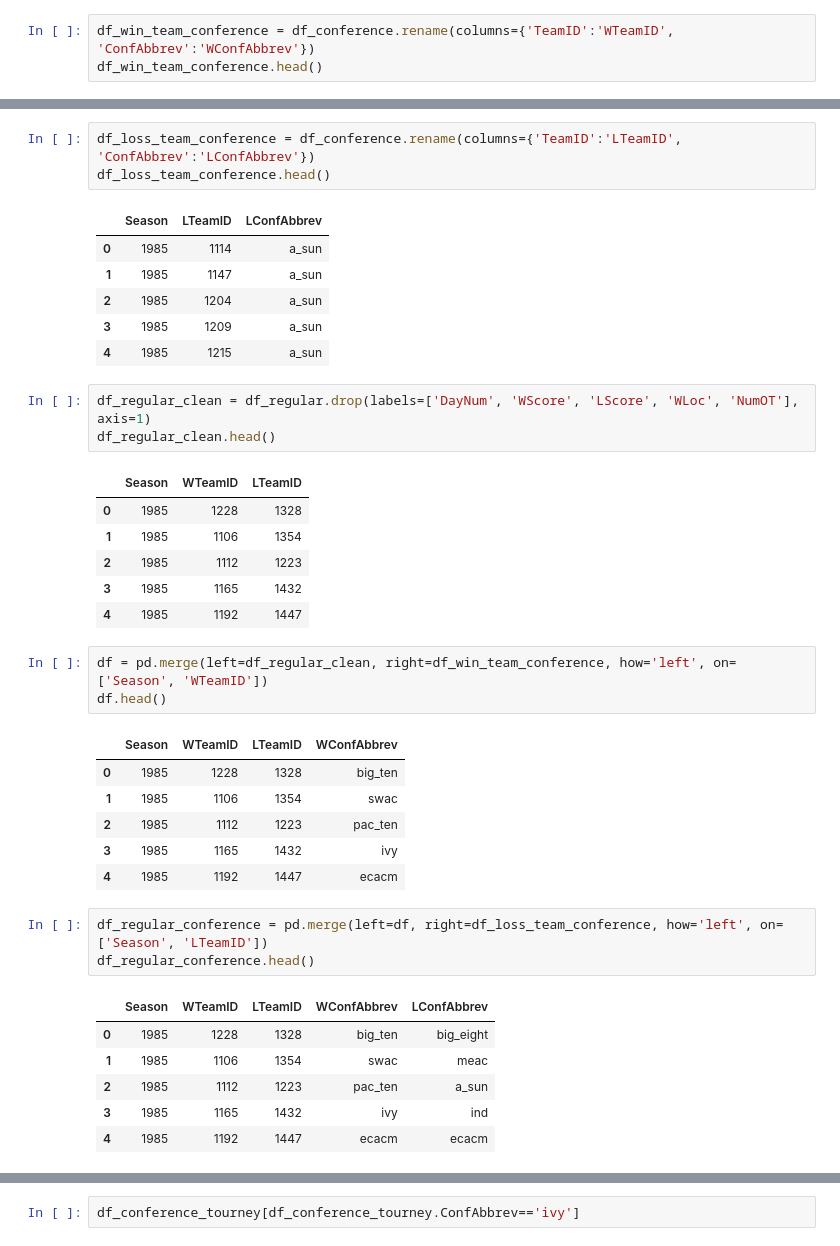
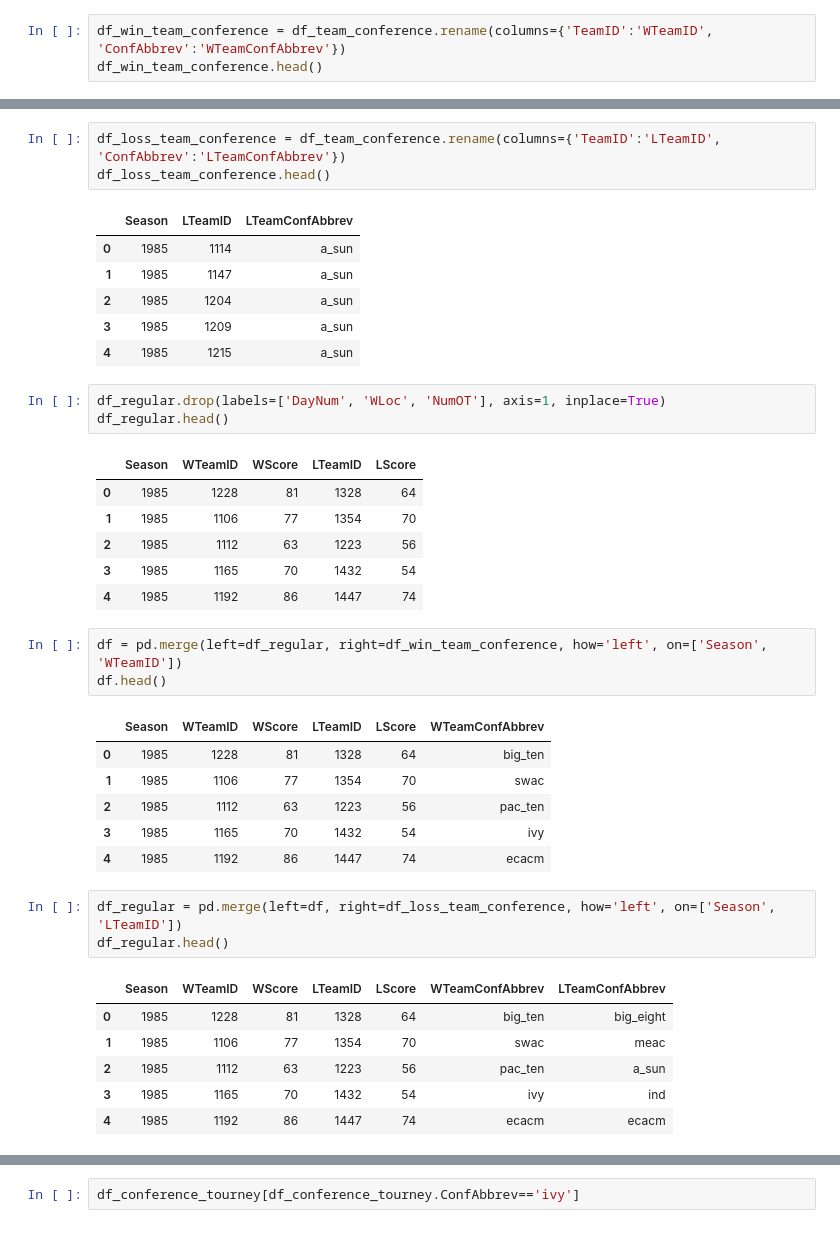
Before and after one commit to yuanjunyi/ncaa, a Jupyter notebook: ncaa.ipynb, the cells around one changed output, grey strips where cells are left out. Drawn from its saved outputs; the diff is of its cells as text.

```diff
--- a/ncaa.ipynb
+++ b/ncaa.ipynb
@@ -35,4 +30,4 @@ df_conference.head()
 # %%
-df_win_team_conference = df_conference.rename(columns={'TeamID':'WTeamID', 'ConfAbbrev':'WConfAbbrev'})
+df_win_team_conference = df_team_conference.rename(columns={'TeamID':'WTeamID', 'ConfAbbrev':'WTeamConfAbbrev'})
 df_win_team_conference.head()
 # %% [output]
@@ -43,42 +38,42 @@ df_win_team_conference.head()
 | 3 | 1985 | 1209 | a_sun |
 | 4 | 1985 | 1215 | a_sun |
 # %%
-df_loss_team_conference = df_conference.rename(columns={'TeamID':'LTeamID', 'ConfAbbrev':'LConfAbbrev'})
+df_loss_team_conference = df_team_conference.rename(columns={'TeamID':'LTeamID', 'ConfAbbrev':'LTeamConfAbbrev'})
 df_loss_team_conference.head()
 # %% [output]
-|  | Season | LTeamID | LConfAbbrev |
+|  | Season | LTeamID | LTeamConfAbbrev |
 | 0 | 1985 | 1114 | a_sun |
 | 1 | 1985 | 1147 | a_sun |
 | 2 | 1985 | 1204 | a_sun |
 | 3 | 1985 | 1209 | a_sun |
 | 4 | 1985 | 1215 | a_sun |
 # %%
-df_regular_clean = df_regular.drop(labels=['DayNum', 'WScore', 'LScore', 'WLoc', 'NumOT'], axis=1)
-df_regular_clean.head()
+df_regular.drop(labels=['DayNum', 'WLoc', 'NumOT'], axis=1, inplace=True)
+df_regular.head()
 # %% [output]
-|  | Season | WTeamID | LTeamID |
-| 0 | 1985 | 1228 | 1328 |
-| 1 | 1985 | 1106 | 1354 |
-| 2 | 1985 | 1112 | 1223 |
-| 3 | 1985 | 1165 | 1432 |
-| 4 | 1985 | 1192 | 1447 |
+|  | Season | WTeamID | WScore | LTeamID | LScore |
+| 0 | 1985 | 1228 | 81 | 1328 | 64 |
+| 1 | 1985 | 1106 | 77 | 1354 | 70 |
+| 2 | 1985 | 1112 | 63 | 1223 | 56 |
+| 3 | 1985 | 1165 | 70 | 1432 | 54 |
+| 4 | 1985 | 1192 | 86 | 1447 | 74 |
 # %%
-df = pd.merge(left=df_regular_clean, right=df_win_team_conference, how='left', on=['Season', 'WTeamID'])
+df = pd.merge(left=df_regular, right=df_win_team_conference, how='left', on=['Season', 'WTeamID'])
 df.head()
 # %% [output]
-|  | Season | WTeamID | LTeamID | WConfAbbrev |
-| 0 | 1985 | 1228 | 1328 | big_ten |
-| 1 | 1985 | 1106 | 1354 | swac |
-| 2 | 1985 | 1112 | 1223 | pac_ten |
-| 3 | 1985 | 1165 | 1432 | ivy |
-| 4 | 1985 | 1192 | 1447 | ecacm |
+|  | Season | WTeamID | WScore | LTeamID | LScore | WTeamConfAbbrev |
+| 0 | 1985 | 1228 | 81 | 1328 | 64 | big_ten |
+| 1 | 1985 | 1106 | 77 | 1354 | 70 | swac |
+| 2 | 1985 | 1112 | 63 | 1223 | 56 | pac_ten |
+| 3 | 1985 | 1165 | 70 | 1432 | 54 | ivy |
+| 4 | 1985 | 1192 | 86 | 1447 | 74 | ecacm |
 # %%
-df_regular_conference = pd.merge(left=df, right=df_loss_team_conference, how='left', on=['Season', 'LTeamID'])
-df_regular_conference.head()
+df_regular = pd.merge(left=df, right=df_loss_team_conference, how='left', on=['Season', 'LTeamID'])
+df_regular.head()
 # %% [output]
-|  | Season | WTeamID | LTeamID | WConfAbbrev | LConfAbbrev |
-| 0 | 1985 | 1228 | 1328 | big_ten | big_eight |
-| 1 | 1985 | 1106 | 1354 | swac | meac |
-| 2 | 1985 | 1112 | 1223 | pac_ten | a_sun |
-| 3 | 1985 | 1165 | 1432 | ivy | ind |
-| 4 | 1985 | 1192 | 1447 | ecacm | ecacm |
+|  | Season | WTeamID | WScore | LTeamID | LScore | WTeamConfAbbrev | LTeamConfAbbrev |
+| 0 | 1985 | 1228 | 81 | 1328 | 64 | big_ten | big_eight |
+| 1 | 1985 | 1106 | 77 | 1354 | 70 | swac | meac |
+| 2 | 1985 | 1112 | 63 | 1223 | 56 | pac_ten | a_sun |
+| 3 | 1985 | 1165 | 70 | 1432 | 54 | ivy | ind |
+| 4 | 1985 | 1192 | 86 | 1447 | 74 | ecacm | ecacm |
```
Also changed, not shown: parts of 24 cells of this notebook.
